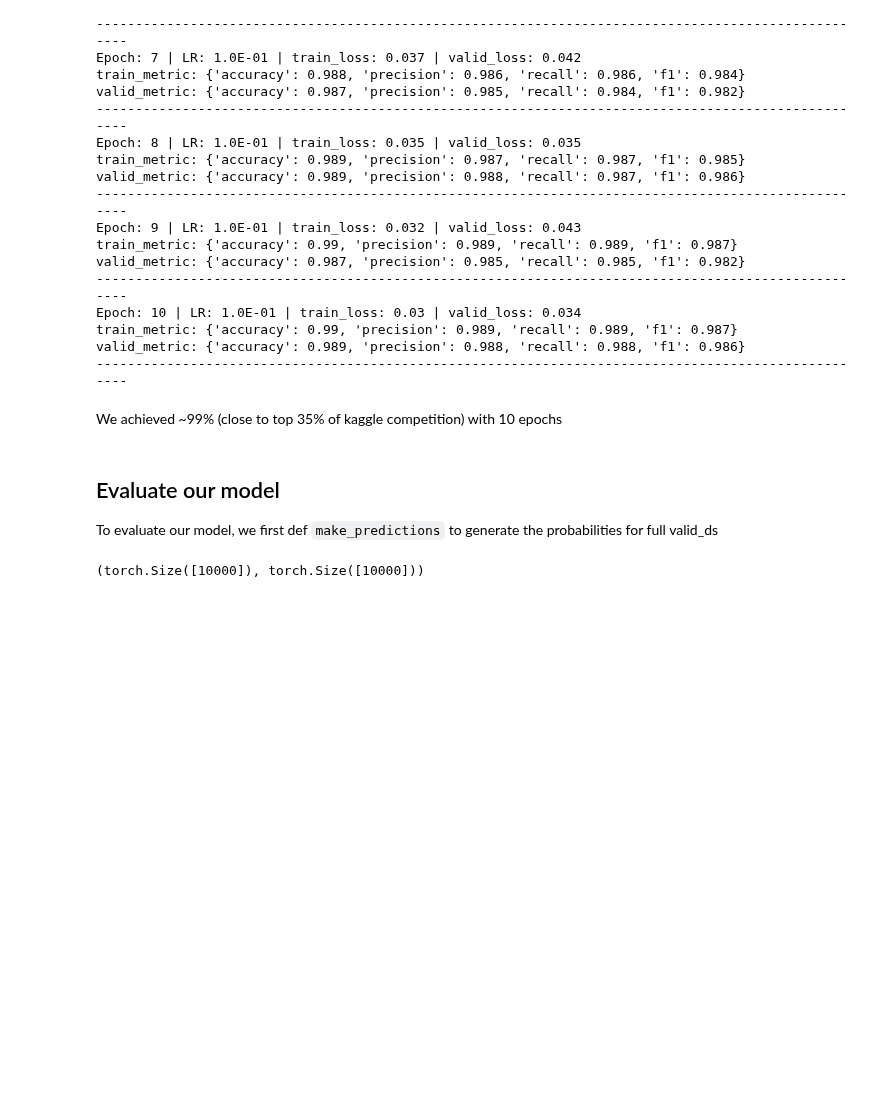
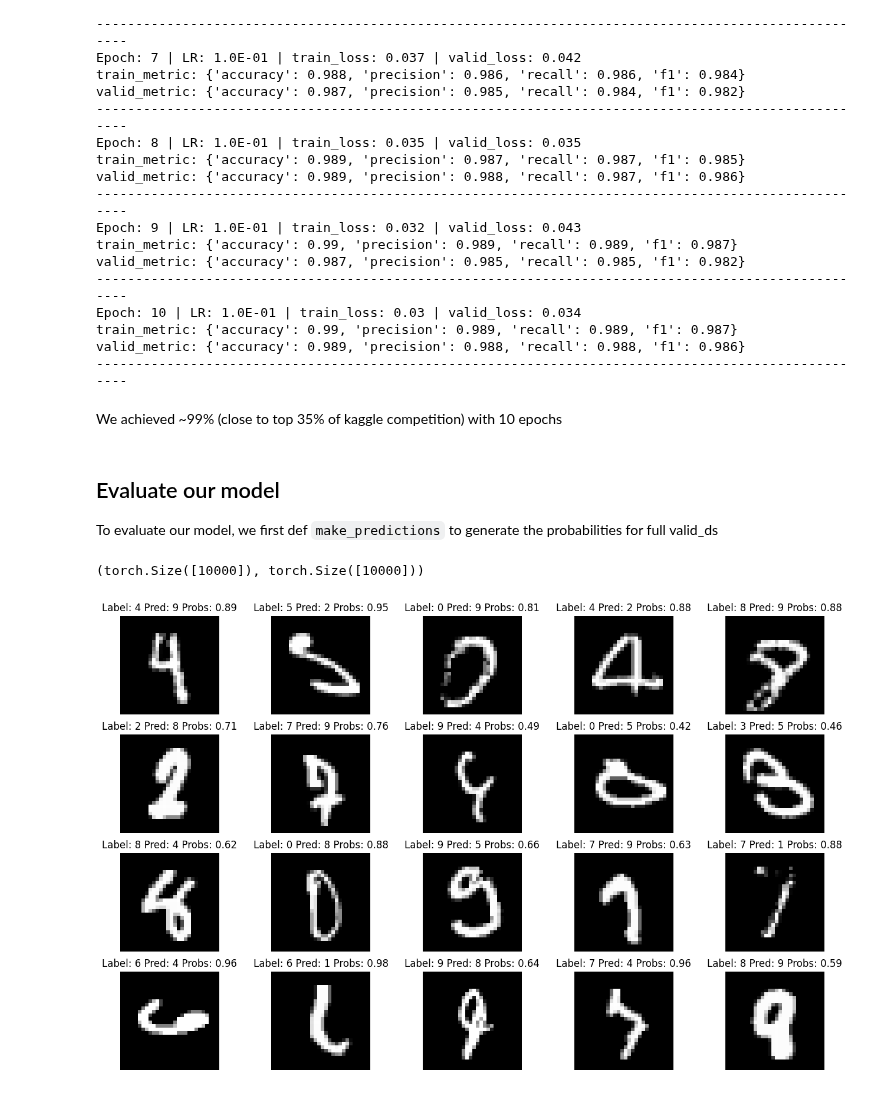
Before and after one commit to ronald-hk-chung/ssnotebook, a Jupyter notebook: computer-vision/nn_on_mnist.ipynb, the cells around one changed output. Cells and saved outputs as stored; diff of their text form; code cells hidden in the pictures; blank space fills up the shorter version.

```diff
--- a/computer-vision/nn_on_mnist.ipynb
+++ b/computer-vision/nn_on_mnist.ipynb
@@ -851,3 +923,18 @@ probs, preds = make_predictions(model_2, valid_ds)
 probs.shape, preds.shape
 # %% [output]
 (torch.Size([10000]), torch.Size([10000]))
+# %%
+# Show incorrect predictions
+import random
+wrong_prediction_index = torch.nonzero(preds != valid_ds.targets).squeeze(1)
+
+fig = plt.figure(figsize=(16, 10))
+rows, cols = 4, 5
+for i, index in enumerate(random.sample(list(wrong_prediction_index), k=rows*cols)):
+    plt.subplot(rows, cols, i+1)
+    plt.imshow(valid_ds.data[index].data, cmap='gray')
+    color = 'g' if valid_ds.targets[index]==preds[index] else 'r'
+    plt.title(f'Label: {valid_ds.targets[index]} Pred: {preds[index]} Probs: {round(probs[index].item(), 2)}')
+    plt.axis(False)
+# %% [output]
+[figure, added]
```
Also changed, not shown: parts of 8 cells of this notebook.
